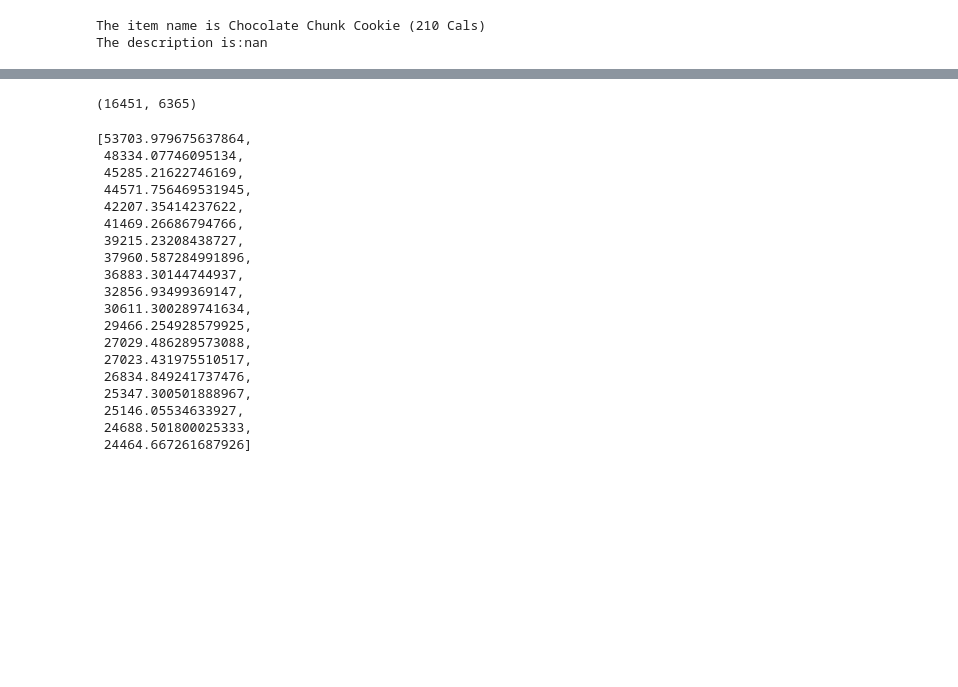
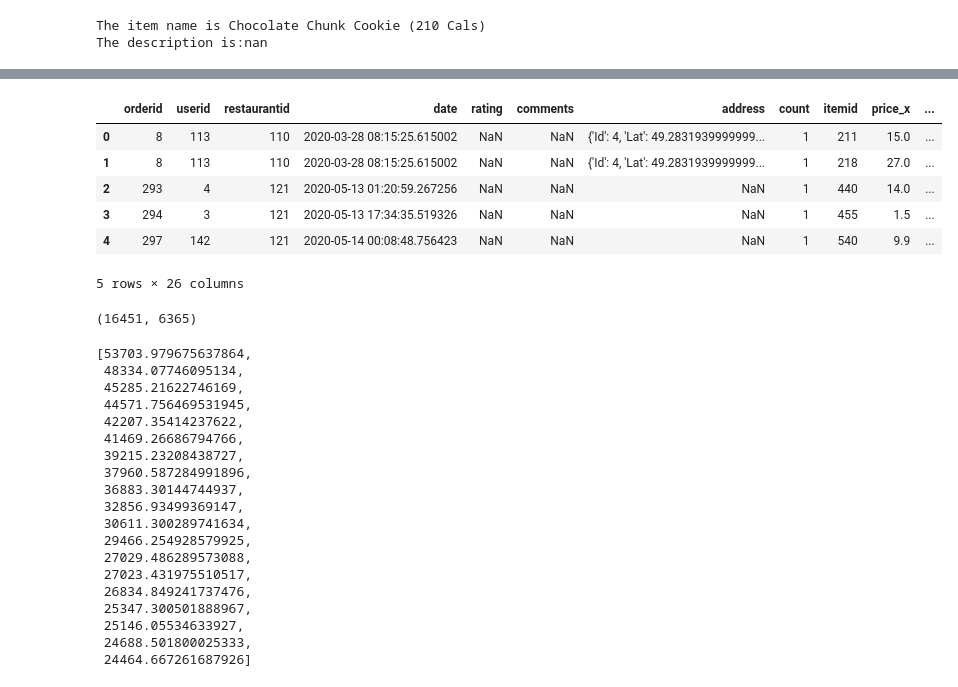
Before and after one commit to nakisa84/personalized-food-recommendation, a Jupyter notebook: notebooks/content-based-recommender.ipynb, the cells around one changed output, grey strips where cells are left out. Saved outputs shown, nothing was run; the diff lists cells and outputs as text; code cells hidden in the pictures; blank space fills up the shorter version.

```diff
--- a/notebooks/content-based-recommender.ipynb
+++ b/notebooks/content-based-recommender.ipynb
@@ -216 +243,19 @@ items.head()
+# %%
+items_ordered = pd.merge(
+    orders,
+    food_items,
+    left_on='itemid',
+    right_on='id',
+    how='left'
+)
+# %%
+items_ordered.head()
+# %% [output]
+|  | orderid | userid | restaurantid | date | rating | comments | address | count | itemid | price_x | ... |
+| 0 | 8 | 113 | 110 | 2020-03-28 08:15:25.615002 | NaN | NaN | {'Id': 4, 'Lat': 49.2831939999999... | 1 | 211 | 15.0 | ... |
+| 1 | 8 | 113 | 110 | 2020-03-28 08:15:25.615002 | NaN | NaN | {'Id': 4, 'Lat': 49.2831939999999... | 1 | 218 | 27.0 | ... |
+| 2 | 293 | 4 | 121 | 2020-05-13 01:20:59.267256 | NaN | NaN | NaN | 1 | 440 | 14.0 | ... |
+| 3 | 294 | 3 | 121 | 2020-05-13 17:34:35.519326 | NaN | NaN | NaN | 1 | 455 | 1.5 | ... |
+| 4 | 297 | 142 | 121 | 2020-05-14 00:08:48.756423 | NaN | NaN | NaN | 1 | 540 | 9.9 | ... |
+5 rows × 26 columns
 # %%
```
Also changed, not shown: parts of 13 cells of this notebook.
